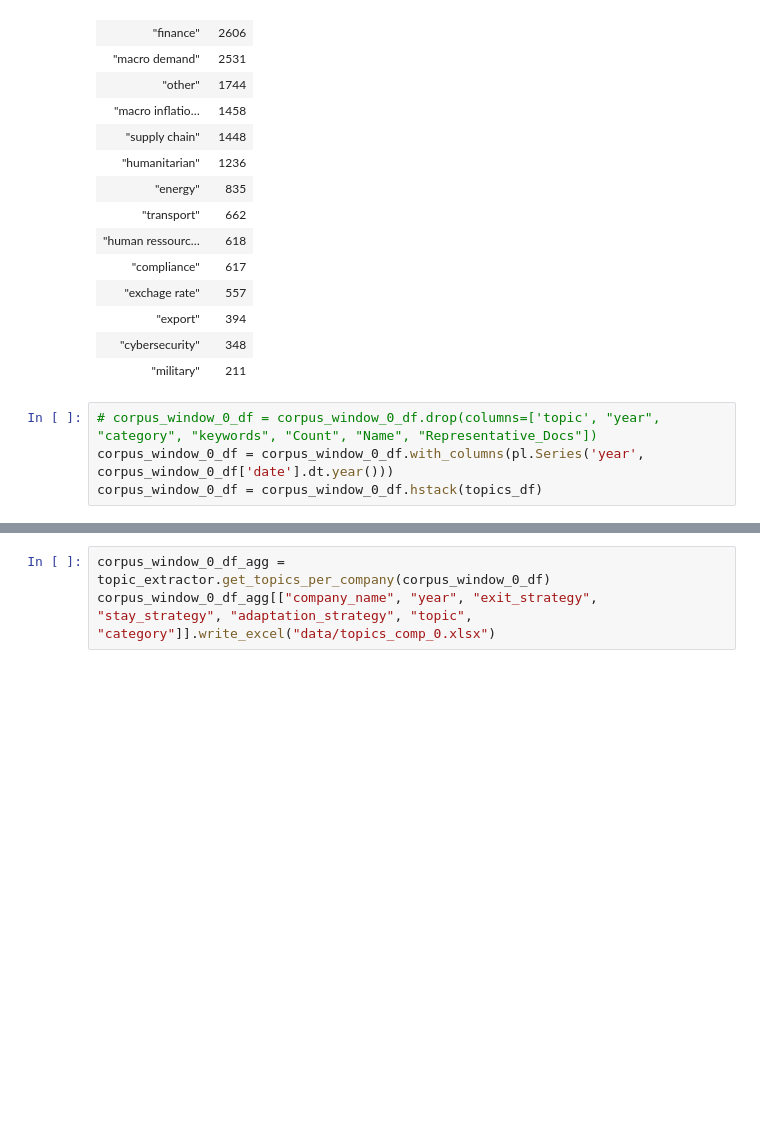
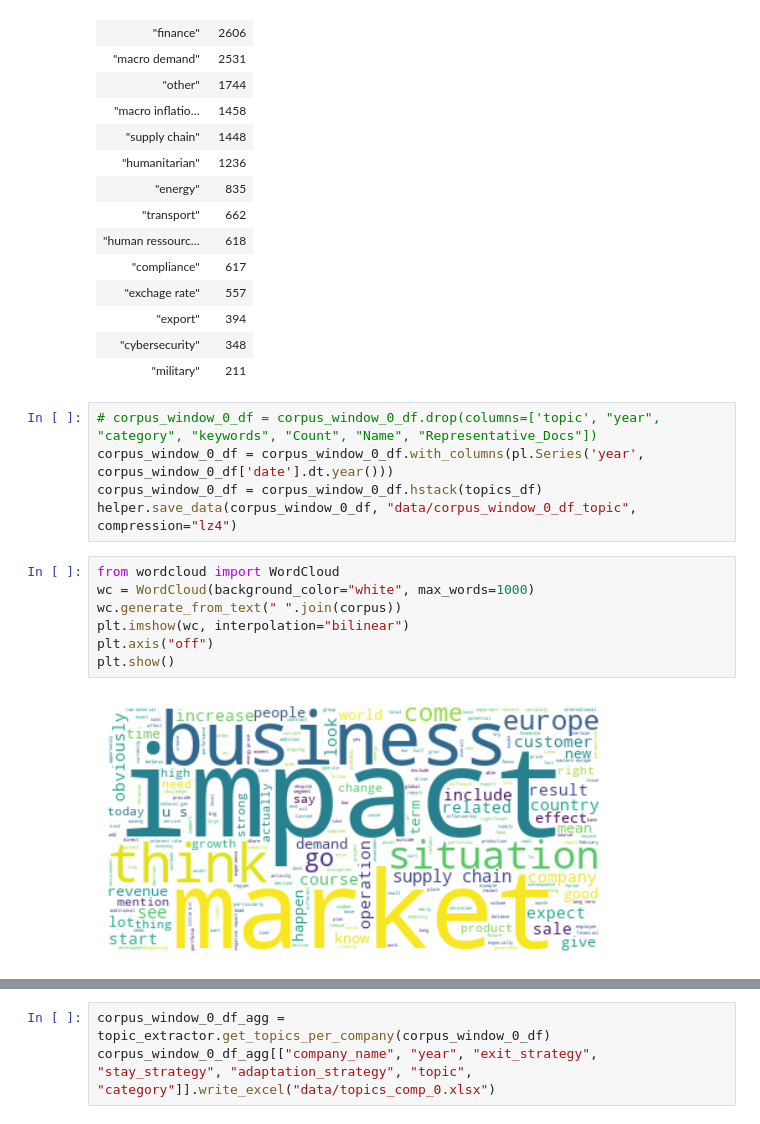
Before and after one commit to falseAzure/infineac, a Jupyter notebook: notebooks/infineac.ipynb, the cells around one changed output, grey strips where cells are left out. Cells and saved outputs as stored; diff of their text form; blank space fills up the shorter version.

```diff
--- a/notebooks/infineac.ipynb
+++ b/notebooks/infineac.ipynb
@@ -444,3 +482,13 @@ shape: (16, 2)
 # corpus_window_0_df = corpus_window_0_df.drop(columns=['topic', "year", "category", "keywords", "Count", "Name", "Representative_Docs"])
 corpus_window_0_df = corpus_window_0_df.with_columns(pl.Series('year', corpus_window_0_df['date'].dt.year()))
 corpus_window_0_df = corpus_window_0_df.hstack(topics_df)
+helper.save_data(corpus_window_0_df, "data/corpus_window_0_df_topic", compression="lz4")
+# %%
+from wordcloud import WordCloud
+wc = WordCloud(background_color="white", max_words=1000)
+wc.generate_from_text(" ".join(corpus))
+plt.imshow(wc, interpolation="bilinear")
+plt.axis("off")
+plt.show()
+# %% [output]
+[figure, added]
```
Also changed, not shown: parts of 16 cells of this notebook.
